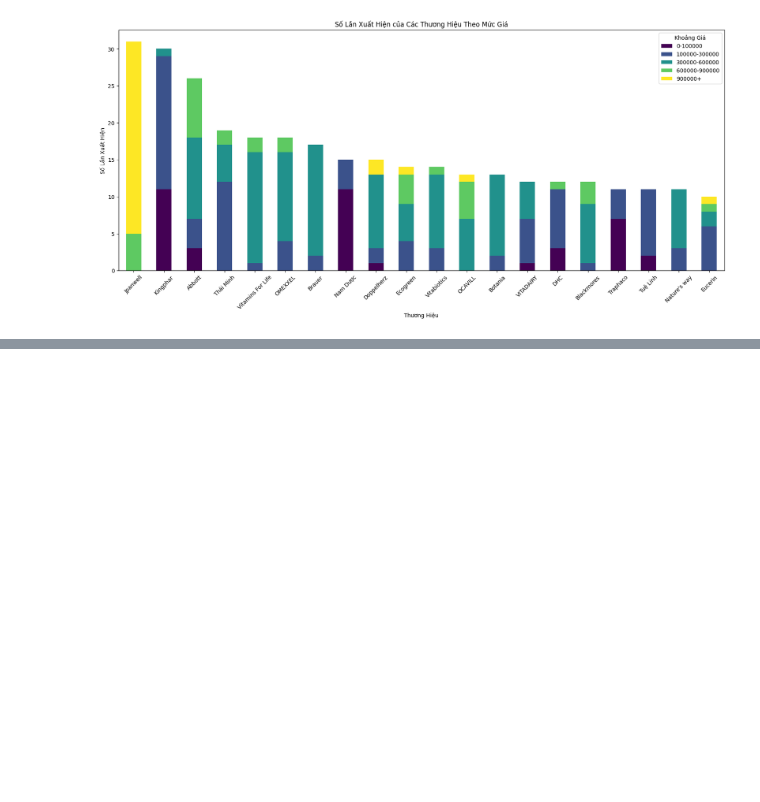
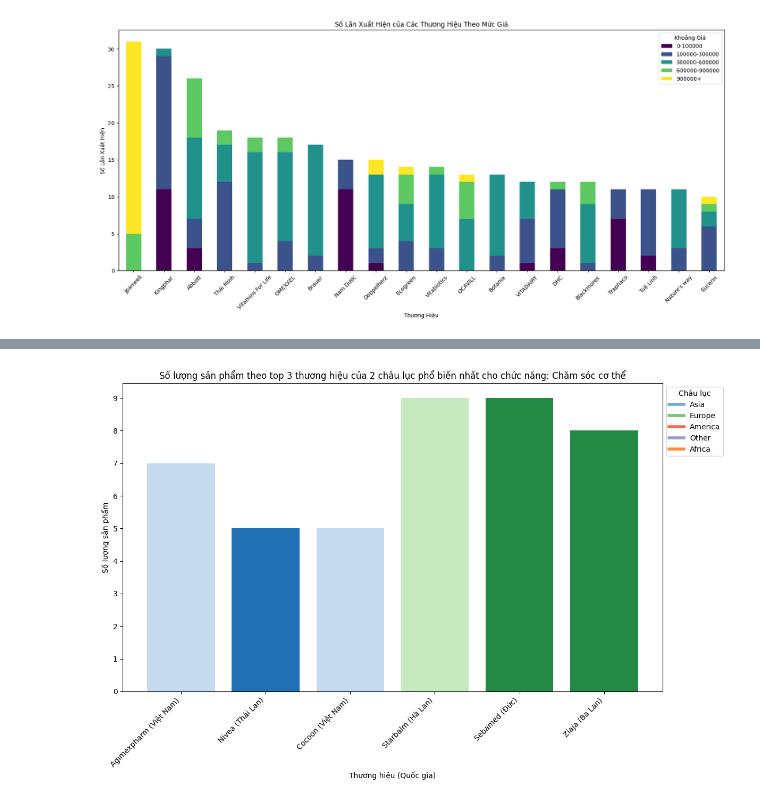
Before and after one commit to LLH-07/Introduction-to-Data-Science-22KHDL1, a Jupyter notebook: Visulaization.ipynb, the cells around one changed output, grey strips where cells are left out. Cells and saved outputs as stored; diff of their text form; code cells hidden in the pictures; blank space fills up the shorter version.

```diff
--- a/Visulaization.ipynb
+++ b/Visulaization.ipynb
@@ -735,0 +785,90 @@ plt.show()
+# %%
+# Chọn ra 2 châu lục có số lượng sản phẩm lớn nhất cho từng General_function
+top_continents_per_function = (
+    processed_df.groupby(['General_function', 'Continent'])
+    .size()
+    .reset_index(name='Product_Count')
+    .sort_values(['General_function', 'Product_Count'], ascending=[True, False])
+    .groupby('General_function')
+    .head(2)
+)
+
+
+# Chọn top 3 thương hiệu nổi tiếng từ mỗi châu lục (trong top 2 châu lục vừa chọn)
+top_trademarks_per_continent = []
+for _, row in top_continents_per_function.iterrows():
+    general_function = row['General_function']
+    continent = row['Continent']
+
+    top_trademarks = (
+        processed_df[(processed_df['General_function'] == general_function) & (processed_df['Continent'] == continent)]
+        .groupby(['Trademark', 'Country'])
+        .size()
+        .reset_index(name='Product_Count')
+        .sort_values('Product_Count', ascending=False)
+        .head(3)
+    )
+
+    top_trademarks['General_function'] = general_function
+    top_trademarks['Continent'] = continent
+    top_trademarks_per_continent.append(top_trademarks)
+
+# Gộp danh sách các dataframe thành một dataframe
+top_3_trademarks_per_group = pd.concat(top_trademarks_per_continent, ignore_index=True)
+
+
+# Vẽ biểu đồ cột cho từng General_function với nhãn thương hiệu và quốc gia
+unique_functions_new = top_3_trademarks_per_group['General_function'].unique()
+
+
+# Tạo bảng màu cho mỗi châu lục
+continent_palettes_adjusted = {
+    'Asia': sns.color_palette("Blues", n_colors=3),
+    'Europe': sns.color_palette("Greens", n_colors=3),
+    'America': sns.color_palette("Reds", n_colors=3),
+    'Africa': sns.color_palette("Oranges", n_colors=3),
+    'Other': sns.color_palette("Purples", n_colors=3)
+}
+
+
+# Tạo dictionary màu sắc cho từng quốc gia trong mỗi châu lục
+unique_continents = processed_df['Continent'].unique()
+country_colors_adjusted = {
+    country: continent_palettes_adjusted[continent][i % 3]
+    for continent in unique_continents
+    for i, country in enumerate(processed_df[processed_df['Continent'] == continent]['Country'].unique())
+}
+
+
+# Vẽ biểu đồ cho từng General_function
+for function in unique_functions_new:
+    # Lọc dữ liệu cho chức năng cụ thể
+    function_data = top_3_trademarks_per_group[top_3_trademarks_per_group['General_function'] == function]
+
+    # Thiết lập nhãn cho biểu đồ (bao gồm tên thương hiệu và quốc gia)
+    labels = function_data.apply(lambda row: f"{row['Trademark']} ({row['Country']})", axis=1)
+
+    # Vẽ biểu đồ
+    plt.figure(figsize=(12, 8))
+    bar_colors = [country_colors_adjusted.get(country, 'grey') for country in function_data['Country']]
+    plt.bar(labels, function_data['Product_Count'], color=bar_colors)
+    plt.title(f"Số lượng sản phẩm theo top 3 thương hiệu của 2 châu lục phổ biến nhất cho chức năng: {function}")
+    plt.xlabel("Thương hiệu (Quốc gia)")
+    plt.ylabel("Số lượng sản phẩm")
+    plt.xticks(rotation=45, ha='right')
+
+    max_value = function_data['Product_Count'].max()
+    step = max(1, max_value // 10)
+    plt.yticks(range(0, max_value + step, step))
+
+    # Thêm chú thích cho màu sắc châu lục
+    legend_elements = [
+        plt.Line2D([0], [0], color=continent_palettes_adjusted[continent][1], lw=4, label=continent)
+        for continent in unique_continents
+    ]
+    plt.legend(handles=legend_elements, title="Châu lục", loc='upper left', bbox_to_anchor=(1, 1))
+
+    plt.tight_layout()
+    plt.show()
+# %% [output]
+[figure, added]
```
Also changed, not shown: parts of 14 cells of this notebook, 1 other file.
